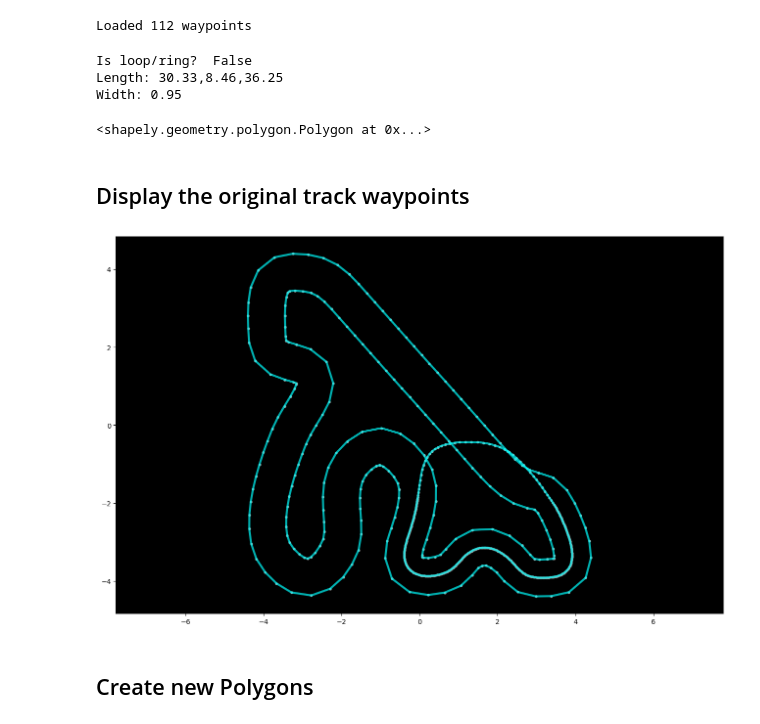
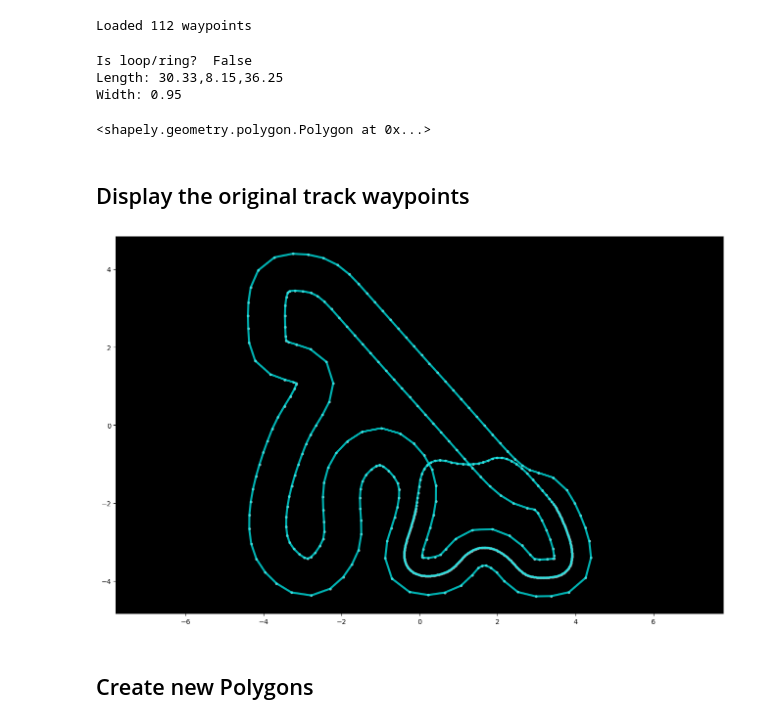
Before and after one commit to aws-deepracer-community/deepracer-custom-tracks, a Jupyter notebook: tracks/Amoeba/src/Create_Track_Amoeba.ipynb, the cells around one changed output. Drawn from its saved outputs; the diff is of its cells as text; code cells hidden in the pictures.

```diff
--- a/tracks/Amoeba/src/Create_Track_Amoeba.ipynb
+++ b/tracks/Amoeba/src/Create_Track_Amoeba.ipynb
@@ -69,7 +69,7 @@ waypoints = track.waypoints
 Loaded 112 waypoints
 # %%
 # Convert to Shapely objects
-center_line = waypoints[71:-12,0:2]
+center_line = waypoints[72:-12,0:2]
 inner_border = waypoints[:,2:4]
 outer_border = waypoints[:,4:6]
 l_center_line = LineString(center_line)
@@ -84,7 +84,7 @@ print("Width: {:0.2f}".format(l_inner_border.interpolate(0).distance(l_outer_bor
 road_poly
 # %% [output]
 Is loop/ring?  False
-Length: 30.33,8.46,36.25
+Length: 30.33,8.15,36.25
 Width: 0.95
 <shapely.geometry.polygon.Polygon at 0x...>
 # %% [markdown]
@@ -92,13 +92,13 @@ Width: 0.95
 # %%
 fig = plt.figure(1, figsize=(16, 10))
 ax = fig.add_subplot(111, facecolor='black')
 plt.axis('equal')
 
-center_line_loop = np.vstack([center_line, outer_border[-10], outer_border[-6], inner_border[-3], inner_border[68], center_line[0]])
+center_line_loop = np.vstack([center_line, outer_border[-7], inner_border[-6], inner_border[68], center_line[0]])
 smooth_center = chaikins_corner_cutting(center_line_loop, refinements=3)
 print_border(ax, smooth_center, inner_border, outer_border)
 # %% [output]
-[figure, old version]
+[figure, new version]
 # %% [markdown]
 ## Create new Polygons
 # %%
```
Also changed, not shown: parts of 4 cells of this notebook, 5 other files.
